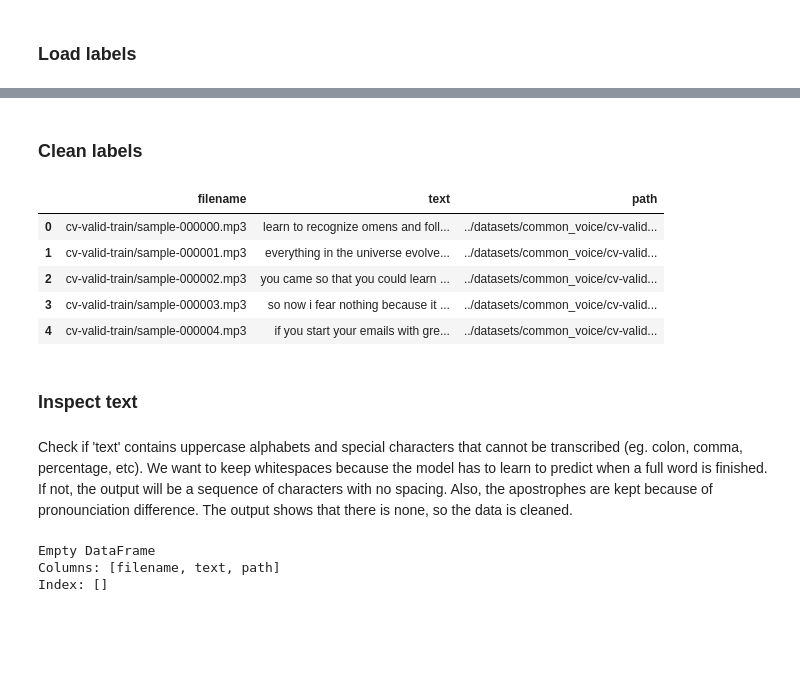
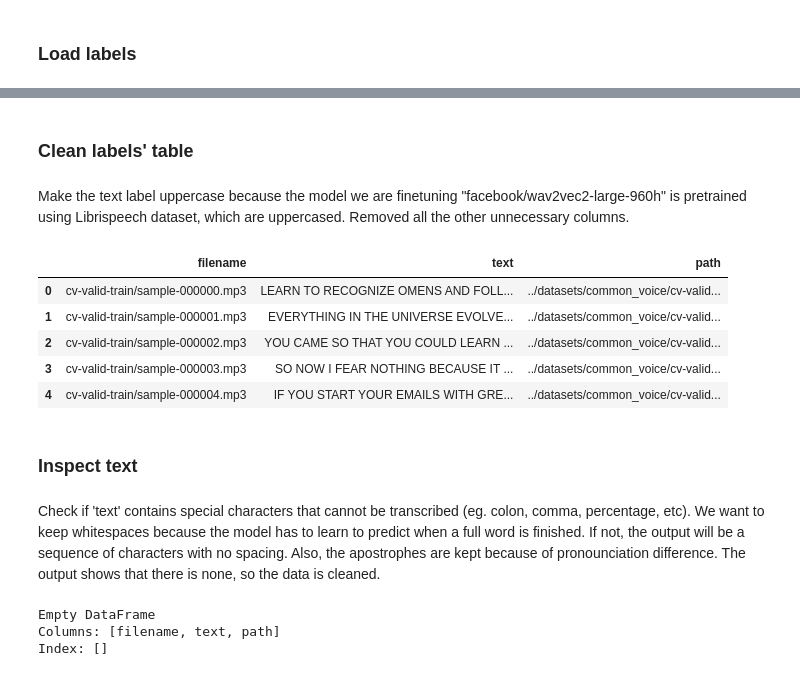
Before and after one commit to gordonjun2/htx-xdata-asr, a Jupyter notebook: asr-train/cv-train-2a.ipynb, the cells around one changed output, grey strips where cells are left out. Drawn from its saved outputs; the diff is of its cells as text; code cells hidden in the pictures; blank space fills up the shorter version.

```diff
--- a/asr-train/cv-train-2a.ipynb
+++ b/asr-train/cv-train-2a.ipynb
@@ -61,21 +82,24 @@ train_df.head(5)
 | 3 | cv-valid-train/sample-000003.mp3 | so now i fear nothing because it ... | 1 | 0 | NaN | NaN | NaN | NaN |
 | 4 | cv-valid-train/sample-000004.mp3 | if you start your emails with gre... | 3 | 2 | NaN | NaN | NaN | NaN |
 # %% [markdown]
-### Clean labels
+### Clean labels' table
+# %% [markdown]
+Make the text label uppercase because the model we are finetuning "facebook/wav2vec2-large-960h" is pretrained using Librispeech dataset, which are uppercased. Removed all the other unnecessary columns.
 # %%
+train_df['text'] = train_df['text'].str.upper()
 cleaned_train_df = train_df.drop(['up_votes', 'down_votes', 'age', 'gender', 'accent', 'duration'], axis=1)
 audio_files_directory = f'../datasets/common_voice/{dataset_split}'
 cleaned_train_df["path"] = cleaned_train_df["filename"].apply(lambda x: os.path.join(audio_files_directory, x))
 cleaned_train_df.head(5)
 # %% [output]
 |  | filename | text | path |
-| 0 | cv-valid-train/sample-000000.mp3 | learn to recognize omens and foll... | ../datasets/common_voice/cv-valid... |
-| 1 | cv-valid-train/sample-000001.mp3 | everything in the universe evolve... | ../datasets/common_voice/cv-valid... |
-| 2 | cv-valid-train/sample-000002.mp3 | you came so that you could learn ... | ../datasets/common_voice/cv-valid... |
-| 3 | cv-valid-train/sample-000003.mp3 | so now i fear nothing because it ... | ../datasets/common_voice/cv-valid... |
-| 4 | cv-valid-train/sample-000004.mp3 | if you start your emails with gre... | ../datasets/common_voice/cv-valid... |
+| 0 | cv-valid-train/sample-000000.mp3 | LEARN TO RECOGNIZE OMENS AND FOLL... | ../datasets/common_voice/cv-valid... |
+| 1 | cv-valid-train/sample-000001.mp3 | EVERYTHING IN THE UNIVERSE EVOLVE... | ../datasets/common_voice/cv-valid... |
+| 2 | cv-valid-train/sample-000002.mp3 | YOU CAME SO THAT YOU COULD LEARN ... | ../datasets/common_voice/cv-valid... |
+| 3 | cv-valid-train/sample-000003.mp3 | SO NOW I FEAR NOTHING BECAUSE IT ... | ../datasets/common_voice/cv-valid... |
+| 4 | cv-valid-train/sample-000004.mp3 | IF YOU START YOUR EMAILS WITH GRE... | ../datasets/common_voice/cv-valid... |
 # %% [markdown]
 ### Inspect text
 # %% [markdown]
-Check if 'text' contains uppercase alphabets and special characters that cannot be transcribed (eg. colon, comma, percentage, etc). We want to keep whitespaces because the model has to learn to predict when a full word is finished. If not, the output will be a sequence of characters with no spacing. Also, the apostrophes are kept because of pronounciation difference. The output shows that there is none, so the data is cleaned.
+Check if 'text' contains special characters that cannot be transcribed (eg. colon, comma, percentage, etc). We want to keep whitespaces because the model has to learn to predict when a full word is finished. If not, the output will be a sequence of characters with no spacing. Also, the apostrophes are kept because of pronounciation difference. The output shows that there is none, so the data is cleaned.
 # %%
```
Also changed, not shown: parts of 57 cells of this notebook, 5 other files.
